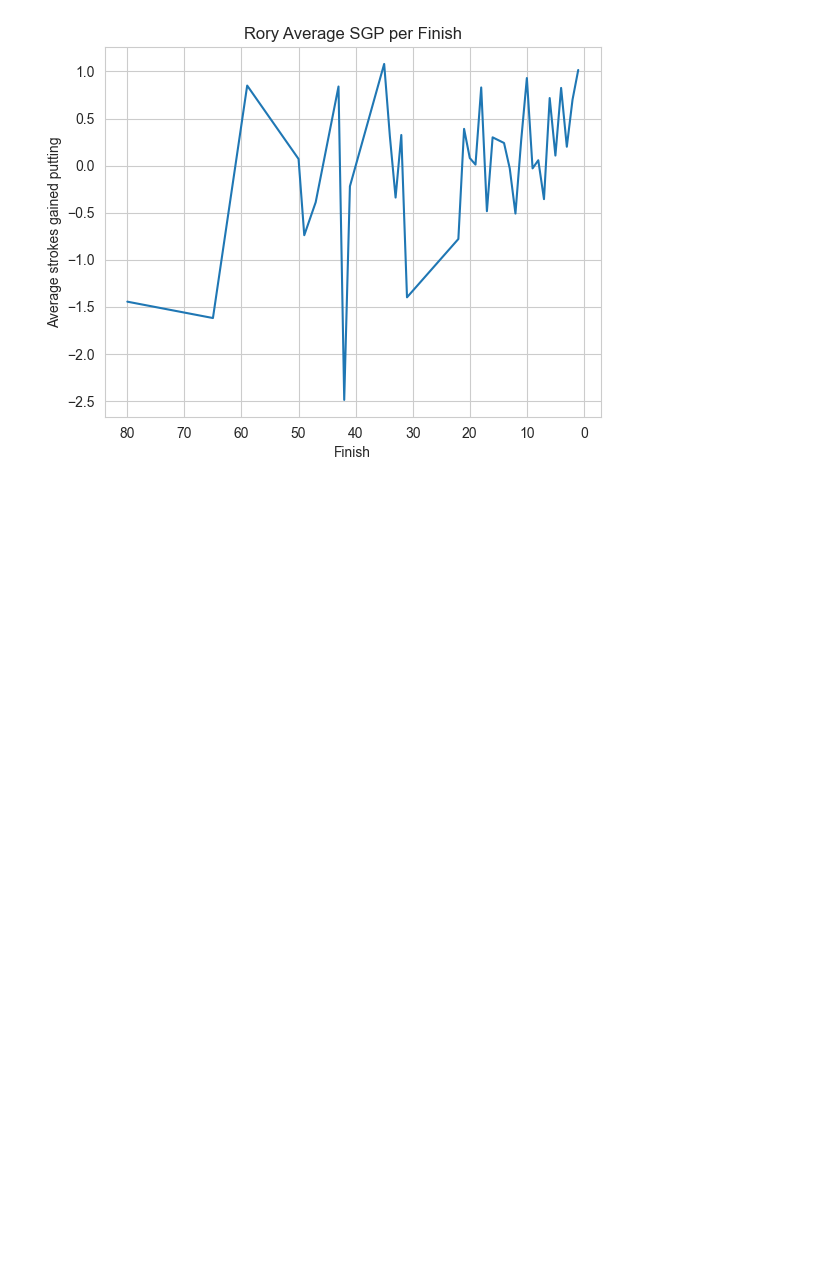
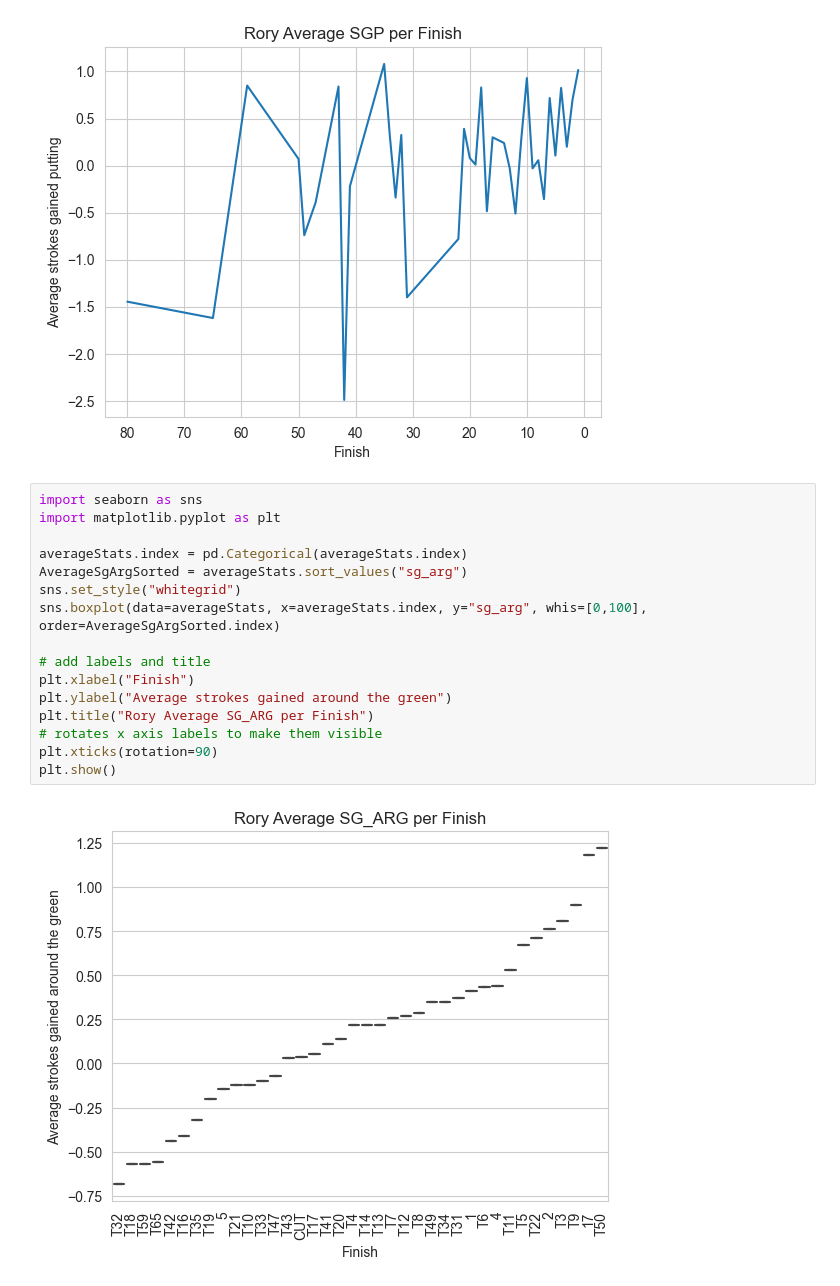
Before and after one commit to jfiengo/PGA_Analytics, a Jupyter notebook: RoryMcIlroy.ipynb, the cells around one changed output. Cells and saved outputs as stored; diff of their text form; blank space fills up the shorter version.

Commit message:
Added the strokes gained around the green

```diff
--- a/RoryMcIlroy.ipynb
+++ b/RoryMcIlroy.ipynb
@@ -74,3 +74,21 @@ plt.gca().invert_xaxis()
 plt.show()
 # %% [output]
 [figure]
+# %%
+import seaborn as sns
+import matplotlib.pyplot as plt
+
+averageStats.index = pd.Categorical(averageStats.index)
+AverageSgArgSorted = averageStats.sort_values("sg_arg")
+sns.set_style("whitegrid")
+sns.boxplot(data=averageStats, x=averageStats.index, y="sg_arg", whis=[0,100], order=AverageSgArgSorted.index)
+
+# add labels and title
+plt.xlabel("Finish")
+plt.ylabel("Average strokes gained around the green")
+plt.title("Rory Average SG_ARG per Finish")
+# rotates x axis labels to make them visible
+plt.xticks(rotation=90)
+plt.show()
+# %% [output]
+[figure, added]
```
Also changed, not shown: parts of 1 cell of this notebook.
